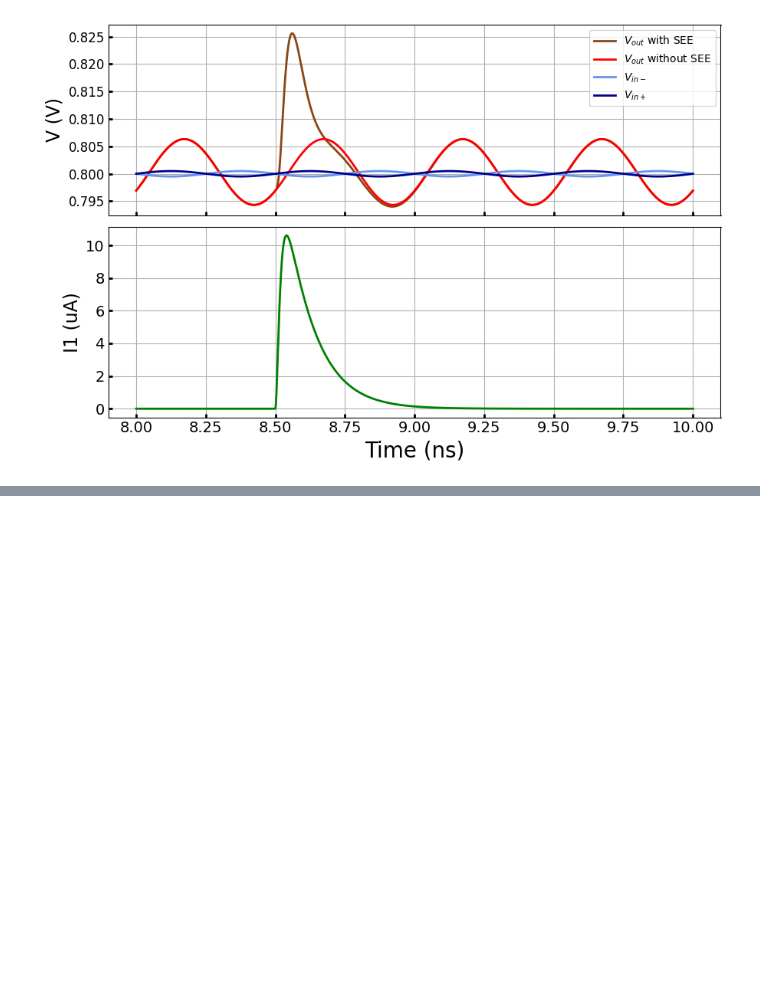
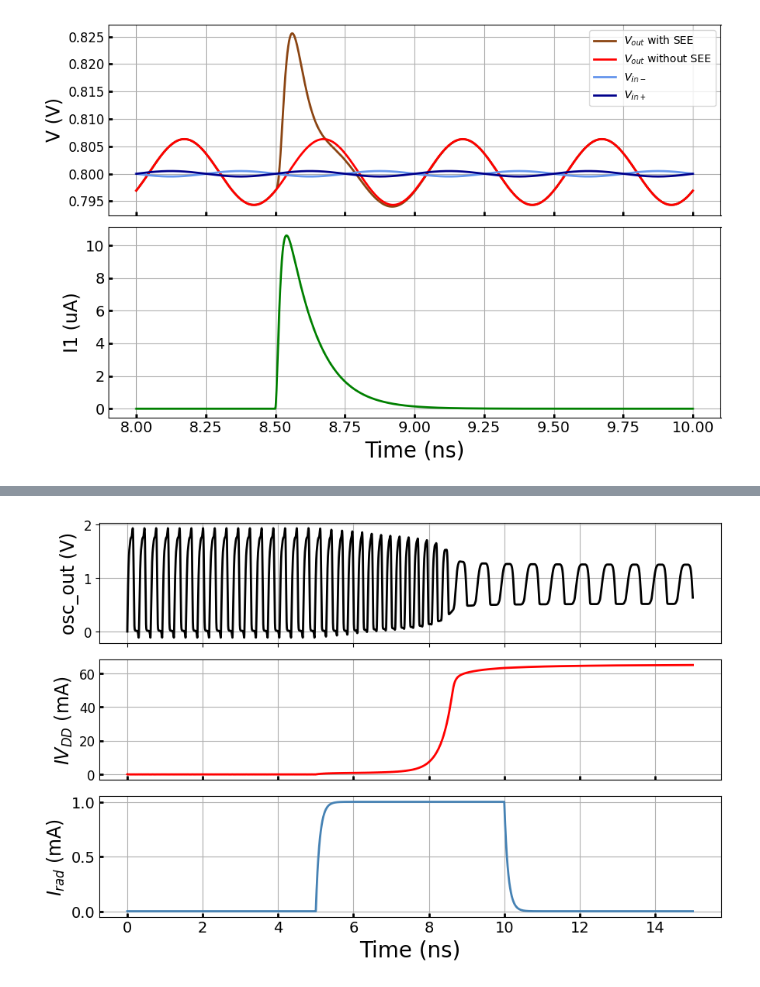
Before and after one commit to OSCRE-sim/OSCRE, a Jupyter notebook: Archive/image_gen/image_gen.ipynb, the cells around one changed output, grey strips where cells are left out. Cells and saved outputs as stored; diff of their text form; code cells hidden in the pictures; blank space fills up the shorter version.

```diff
--- a/Archive/image_gen/image_gen.ipynb
+++ b/Archive/image_gen/image_gen.ipynb
@@ -963,0 +782,64 @@ plt.show()
+# %%
+# plot op amp
+
+import ltspice
+import re
+import os
+from cycler import cycler
+
+plt.rcParams['figure.figsize'] = [9, 6]
+fig, (ax1, ax2, ax3) = plt.subplots(3, 1)
+
+
+
+l = ltspice.Ltspice('ring_osc_test_intermed.raw')
+l.parse()
+
+time = 1e9 * l.get_time()
+v_osc1 = l.get_data('v(osc1)')
+i_v1 = -1000 * l.get_data('I(v1)')
+i_rad = 10e2 * l.get_data('I(@i.x1.i1[current])')
+
+# ax1.set_prop_cycle(custom_cycler_red_fine)
+# ax2.set_prop_cycle(custom_cycler_blue)
+# ax3.set_prop_cycle(custom_cycler_green_fine)
+
+
+ax1.plot(time, v_osc1, linewidth=2, color='black')
+
+ax1.set_ylabel('osc_out (V)', fontsize=17)
+
+ax1.tick_params(axis='x', labelbottom=False)
+ax1.tick_params(axis='y', labelsize=12)
+ax1.grid(True)
+
+ax2.tick_params(axis='y', labelsize=12)
+ax2.tick_params(direction='in', width='2')
+ax2.tick_params(axis='x', labelbottom=False)
+ax2.plot(time, i_v1, linewidth=2, color='red')
+ax2.set_ylabel('$IV_{DD}$ (mA)', fontsize=17)
+ax2.grid(True)
+
+ax3.tick_params(axis='y', labelsize=12)
+ax3.tick_params(direction='in', width='2')
+#ax2.tick_params(axis='x', labelbottom=False)
+ax3.plot(time, i_rad, linewidth=2, color='steelblue')
+ax3.set_ylabel('$I_{rad}$ (mA)', fontsize=17)
+ax3.grid(True)
+
+
+
+
+#ax3.set_ylim(1.05, 1.15)
+#ax3.set_ylabel('v_in', fontsize=17)
+#ax3.grid(True)
+ax3.set_xlabel('Time (ns)', fontsize=20)
+
+plt.xticks(fontsize=14)
+plt.yticks(fontsize=14)
+plt.grid(True)
+plt.tick_params(direction='in', width='2')
+plt.tight_layout()
+plt.savefig("ring_osc_test_intermed")
+plt.show()
+# %% [output]
@@ -963,0 +847 @@ plt.show()
+[figure, added]
```
Also changed, not shown: parts of 6 cells of this notebook, 31 other files.
